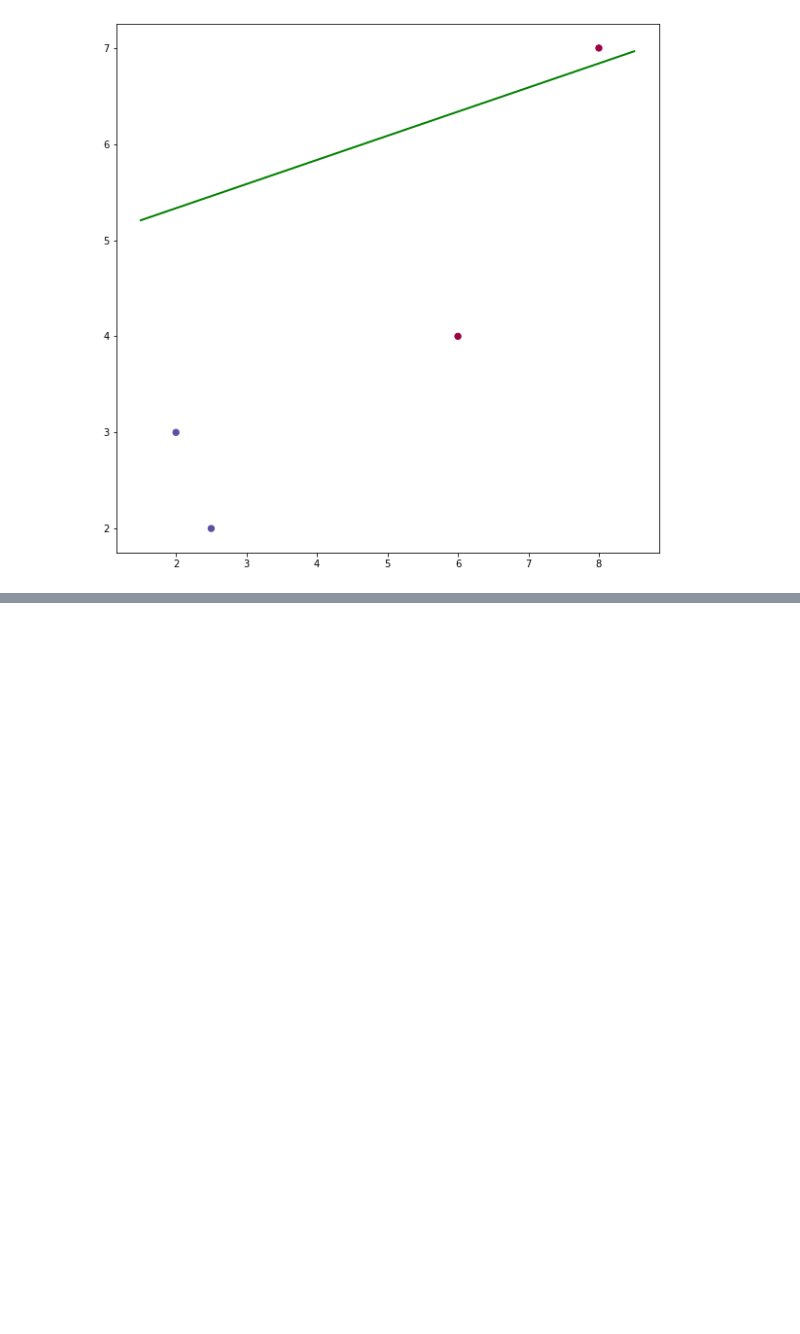
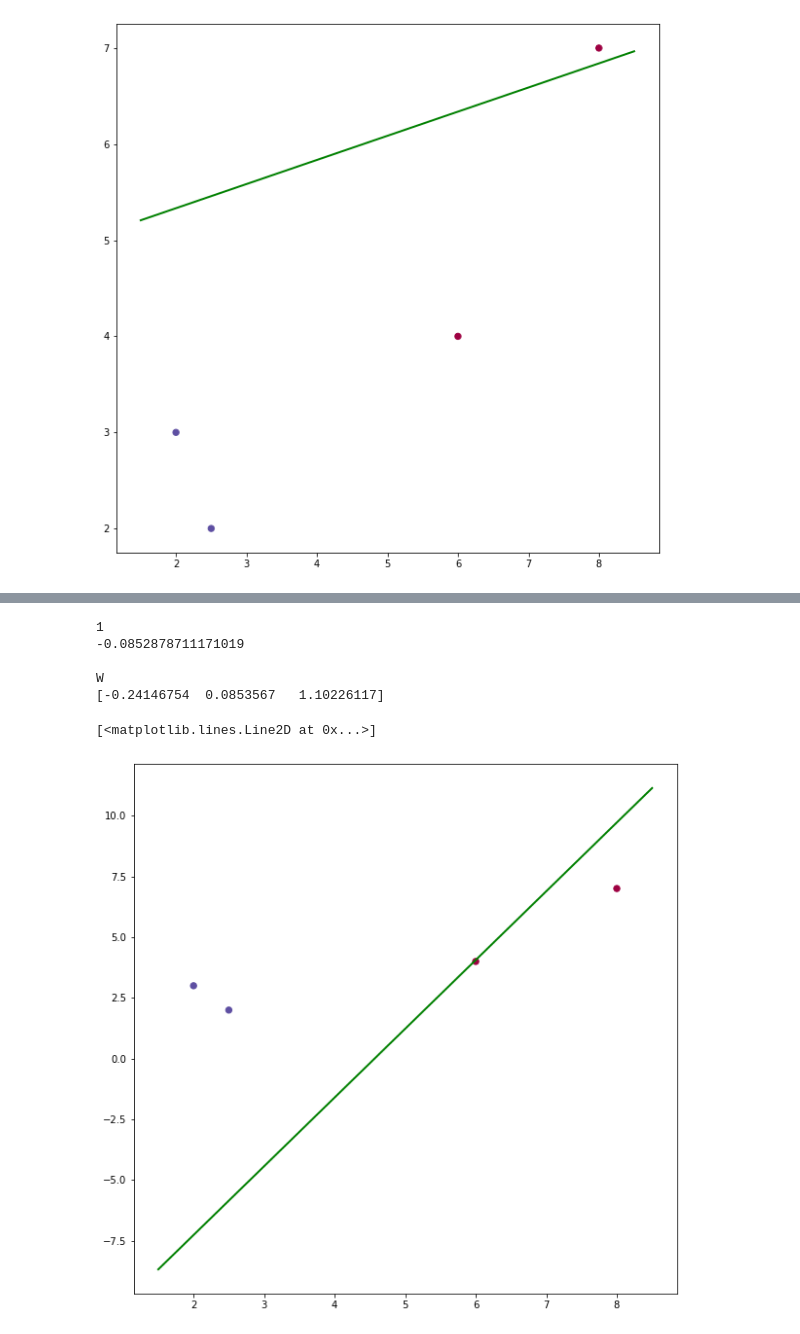
Before and after one commit to esteban11519/tecnicasDeInteligenciaArtificial, a Jupyter notebook: BCV_ELF_Taller7_ClasificacionConRNA/BCV_ELF_Taller7_ClasificacionConRNA.ipynb, the cells around one changed output, grey strips where cells are left out. Saved outputs shown, nothing was run; the diff lists cells and outputs as text; code cells hidden in the pictures; blank space fills up the shorter version.

```diff
--- a/BCV_ELF_Taller7_ClasificacionConRNA/BCV_ELF_Taller7_ClasificacionConRNA.ipynb
+++ b/BCV_ELF_Taller7_ClasificacionConRNA/BCV_ELF_Taller7_ClasificacionConRNA.ipynb
@@ -411,0 +427,38 @@ W
+# %%
+#A countinuación se presenta el proceso iterativo de todos los pasos descritos para ADALINE
+# MUCHAS ITERACIONES
+j = 0
+while j == 0:
+    Merror = 0
+    for m in range(X.shape[0]):
+        y_cal = np.dot(X[m],W)
+    #=========================
+    #PASO 3
+        error = y[m] - y_cal
+        Delta = a * error * X[m]
+    #=========================
+    #PASO 4
+        # update weights
+        W = W + Delta
+        Merror = Merror + np.absolute(error)
+    if Merror < 0.6:
+        j = 1
+    #===========================================
+    #===========================================
+
+print(j)
+print(error)
+print ("\nW");     print (W)
+y_min = (-W[0]*x_min - W[2])/W[1]
+y_max = (-W[0]*x_max - W[2])/W[1]
+
+plt.scatter(X[:,0], X[:,1], s=40, c=y, cmap=plt.cm.Spectral)
+plt.plot([x_min, x_max], [y_min, y_max], c='g', lw=2)
+# %% [output]
+1
+-0.0852878711171019
+
+W
+[-0.24146754  0.0853567   1.10226117]
+[<matplotlib.lines.Line2D at 0x...>]
+[figure, added]
```
Also changed, not shown: parts of 8 cells of this notebook.
